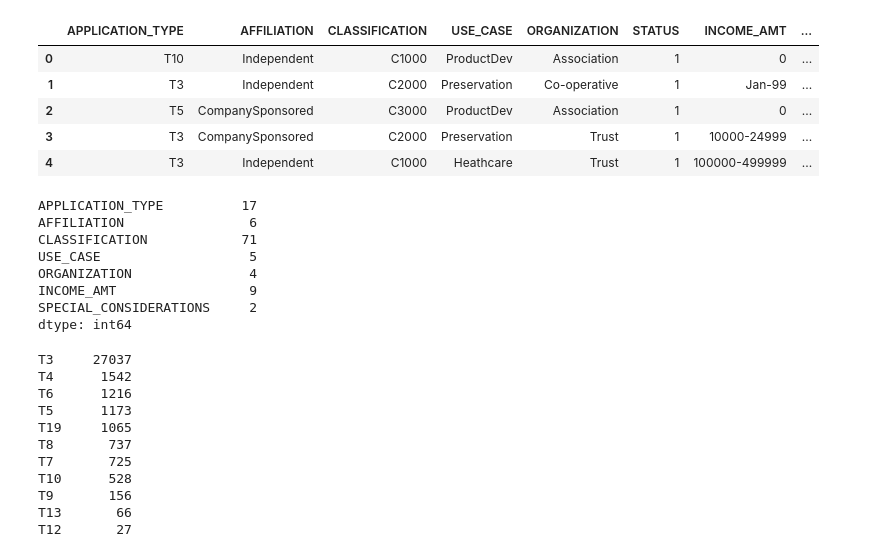
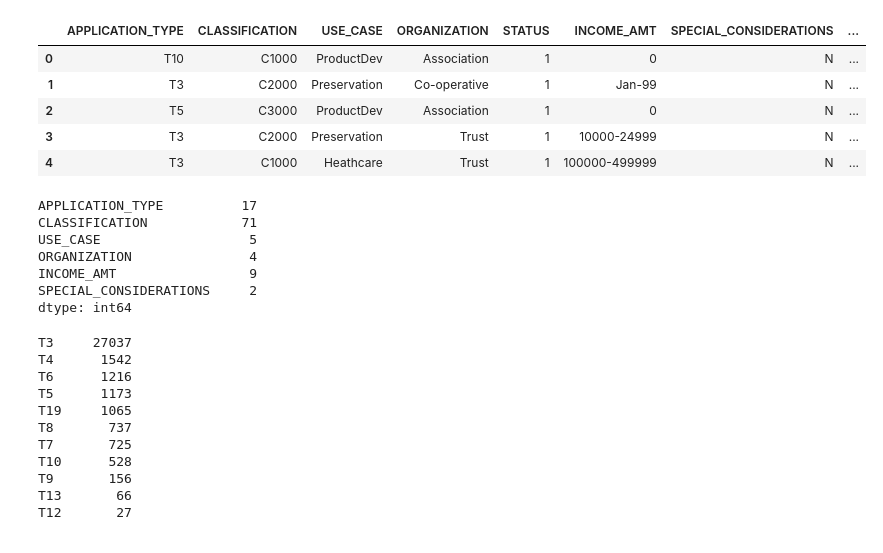
Before and after one commit to yolandahjohnson/Neural_Network_Charity_Analysis, a Jupyter notebook: AlphabetSoupCharity_Optimization2.ipynb, the cells around one changed output. Saved outputs shown, nothing was run; the diff lists cells and outputs as text; code cells hidden in the pictures.

```diff
--- a/AlphabetSoupCharity_Optimization2.ipynb
+++ b/AlphabetSoupCharity_Optimization2.ipynb
@@ -18,22 +18,21 @@ application_df.head()
 | 4 | 10556103 | GENETIC RESEARCH INSTITUTE OF THE... | T3 | Independent | C1000 | Heathcare | Trust | 1 | ... |
 # %%
 # Drop the non-beneficial ID columns, 'EIN' and 'NAME'.
-application_df = application_df.drop(["EIN", "NAME"],1)
+application_df = application_df.drop(["EIN", "NAME", "AFFILIATION"],1)
 application_df.head()
 # %% [output]
-|  | APPLICATION_TYPE | AFFILIATION | CLASSIFICATION | USE_CASE | ORGANIZATION | STATUS | INCOME_AMT | ... |
-| 0 | T10 | Independent | C1000 | ProductDev | Association | 1 | 0 | ... |
-| 1 | T3 | Independent | C2000 | Preservation | Co-operative | 1 | Jan-99 | ... |
-| 2 | T5 | CompanySponsored | C3000 | ProductDev | Association | 1 | 0 | ... |
-| 3 | T3 | CompanySponsored | C2000 | Preservation | Trust | 1 | 10000-24999 | ... |
-| 4 | T3 | Independent | C1000 | Heathcare | Trust | 1 | 100000-499999 | ... |
+|  | APPLICATION_TYPE | CLASSIFICATION | USE_CASE | ORGANIZATION | STATUS | INCOME_AMT | SPECIAL_CONSIDERATIONS | ... |
+| 0 | T10 | C1000 | ProductDev | Association | 1 | 0 | N | ... |
+| 1 | T3 | C2000 | Preservation | Co-operative | 1 | Jan-99 | N | ... |
+| 2 | T5 | C3000 | ProductDev | Association | 1 | 0 | N | ... |
+| 3 | T3 | C2000 | Preservation | Trust | 1 | 10000-24999 | N | ... |
+| 4 | T3 | C1000 | Heathcare | Trust | 1 | 100000-499999 | N | ... |
 # %%
 # Determine the number of unique values in each column.
 application_cat = application_df.dtypes[application_df.dtypes == "object"].index.tolist()
 application_df[application_cat].nunique()
 # %% [output]
 APPLICATION_TYPE          17
-AFFILIATION                6
 CLASSIFICATION            71
 USE_CASE                   5
 ORGANIZATION               4
```
Also changed, not shown: parts of 6 cells of this notebook.
